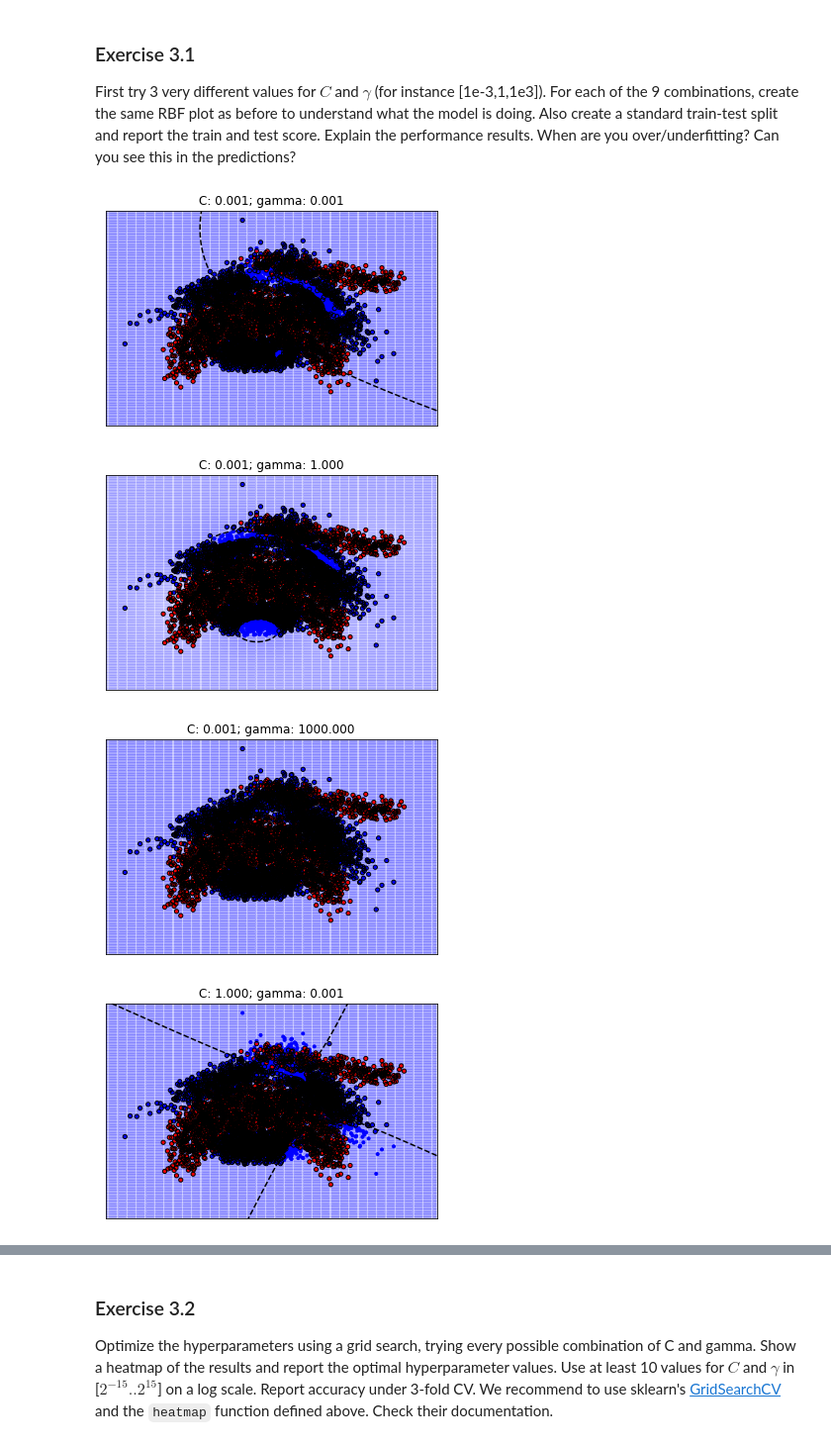
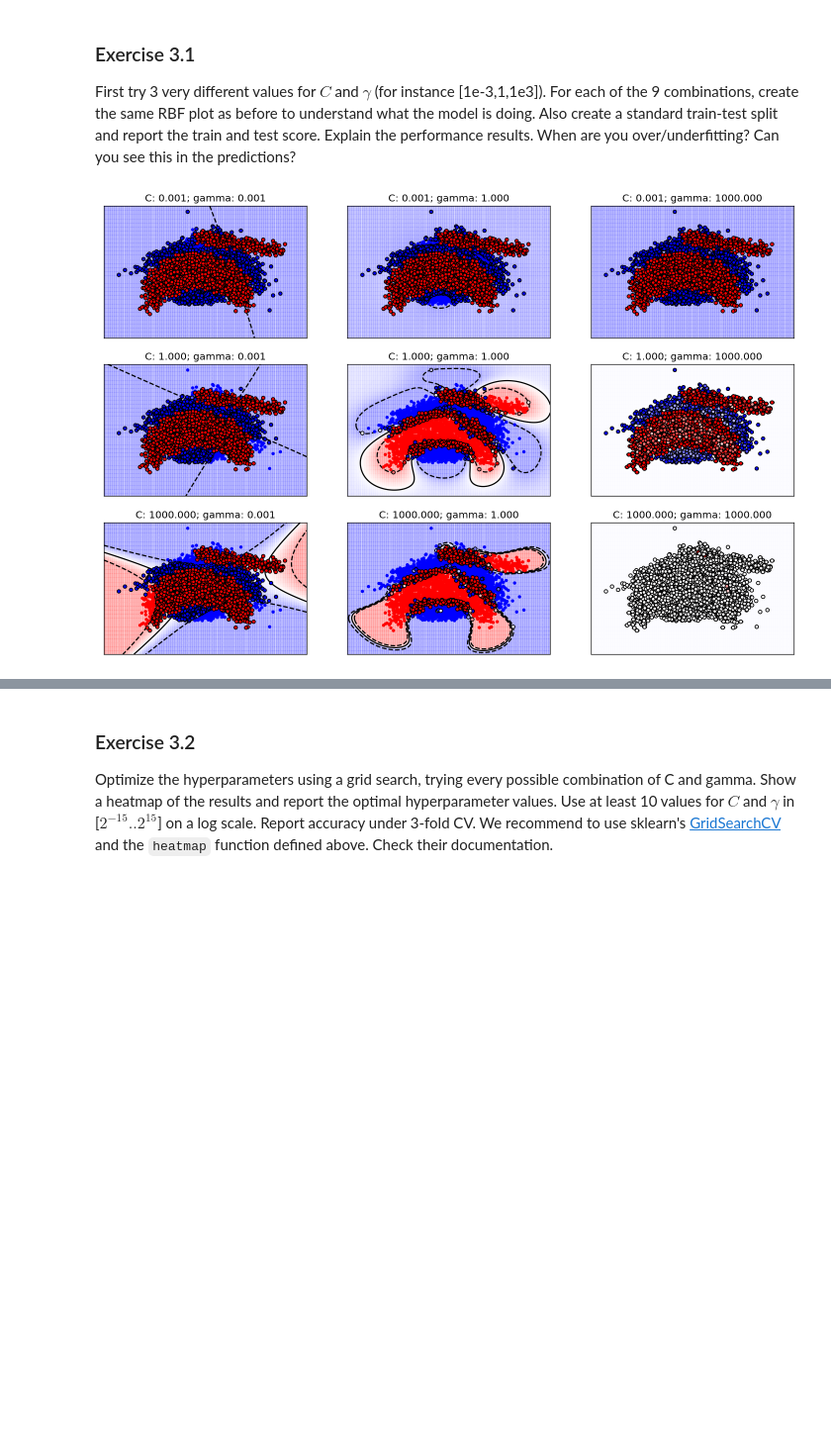
Before and after one commit to TbabmBarry/master, a Jupyter notebook: labs/Lab 2 - SVM.ipynb, the cells around one changed output, grey strips where cells are left out. Shown at 99% size. Saved outputs shown, nothing was run; the diff lists cells and outputs as text; code cells hidden in the pictures; blank space fills up the shorter version.

```diff
--- a/labs/Lab 2 - SVM.ipynb
+++ b/labs/Lab 2 - SVM.ipynb
@@ -201,11 +203,12 @@ To better understand what the different kernels are doing, let's visualize their
 ### Exercise 2.1
 Call and fit SVM with linear, polynomial and RBF kernels with default parameter values. For RBF kernel, use kernel coefficient value (gamma) of 2.0. Plot the results for each kernel with "plot_svm_kernel" function. The plots show the predictions made for the different kernels. The background color shows the prediction (blue or red). The full line shows the decision boundary, and the dashed line the margin. The encircled points are the support vectors.
 # %%
-models = [SVC(kernel="linear"),
-         SVC(kernel="rbf", gamma=2.0),
-         SVC(kernel="poly")]
+plt.rcParams['figure.dpi'] = 120
+models = [SVC(kernel="linear", C=1.0, tol=1e-3),
+         SVC(kernel="rbf", gamma=2, C=1.0),
+         SVC(kernel="poly", C=1.0)]
 model_names = ["linear", "RBF", "polynomial"]
 models = [clf.fit(X, y) for clf in models]
 for title, clf in zip(model_names, models):
-    plot_svm_kernel(X, y, title, clf.support_vectors_, clf.decision_function, dual_coef=None, show=True)
+    plot_svm_kernel(X, y, title, clf.support_vectors_, clf.decision_function, clf.dual_coef_, show=True)
 # %% [output]
@@ -224,15 +233,26 @@ Hint: values for C and $\gamma$ are typically in [$2^{-15}..2^{15}$] on a log sc
 ### Exercise 3.1
 First try 3 very different values for $C$ and $\gamma$ (for instance [1e-3,1,1e3]). For each of the 9 combinations, create the same RBF plot as before to understand what the model is doing. Also create a standard train-test split and report the train and test score. Explain the performance results. When are you over/underfitting? Can you see this in the predictions?
 # %%
+from sklearn.model_selection import train_test_split
+
+# For convenience we'll plot the results in a 3x3 grid
+plt.figure(figsize=(15, 10))
+fig_num = 0
+
+# build a standard stratified train-test split
+X_train, X_test, y_train, y_test = train_test_split(X,y, stratify=y, random_state=0)
+
+
 C_2d_range = [1e-3, 1, 1e3]
 gamma_2d_range = [1e-3, 1, 1e3]
 for C_param in C_2d_range:
     for gamma_param in gamma_2d_range:
+        fig_num += 1
+        plt.subplot(3, 3, fig_num)
         clf = SVC(C=C_param, gamma=gamma_param)
-        clf.fit(X, y)
-        plot_svm_kernel(X, y, f'C: {C_param:.3f}; gamma: {gamma_param:.3f}', clf.support_vectors_, clf.decision_function, dual_coef=None, show=True)
+        clf.fit(X_train, y_train)
+        plot_svm_kernel(X_train, y_train, f'C: {C_param:.3f}; gamma: {gamma_param:.3f}', clf.support_vectors_, clf.decision_function, clf.dual_coef_, show=False)
+
+plt.show()
 # %% [output]
-[figure, old version]
+[figure, new version]
-[figure, removed]
-[figure, removed]
-[figure, removed]
```
Also changed, not shown: parts of 10 cells of this notebook.
